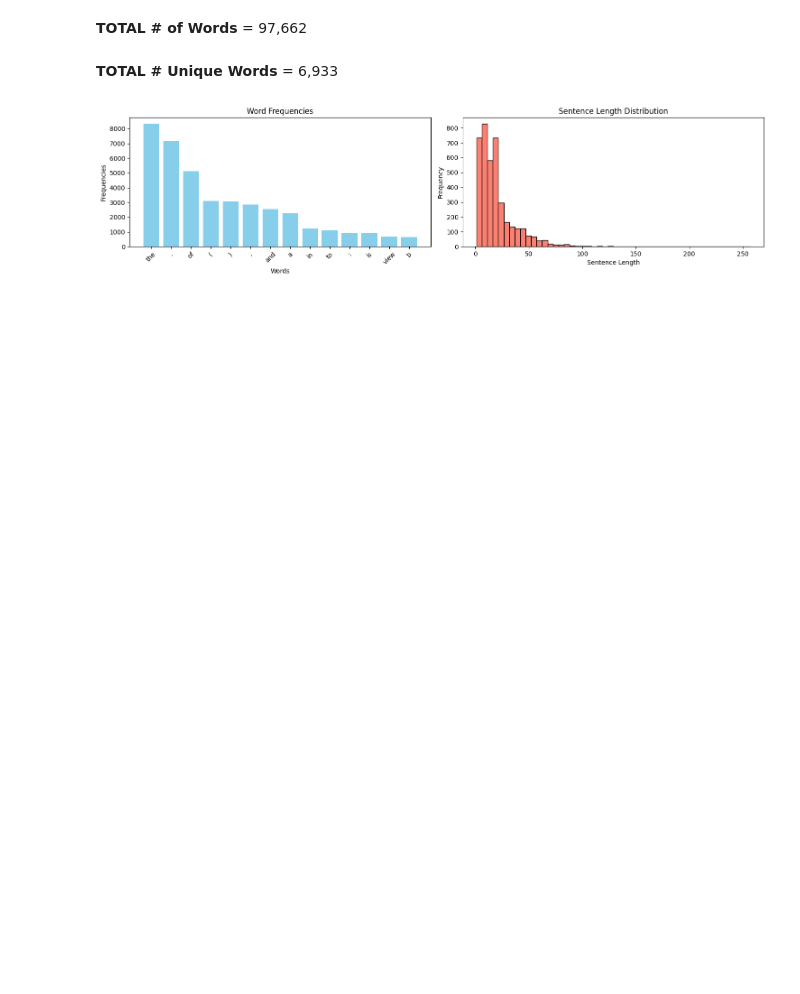
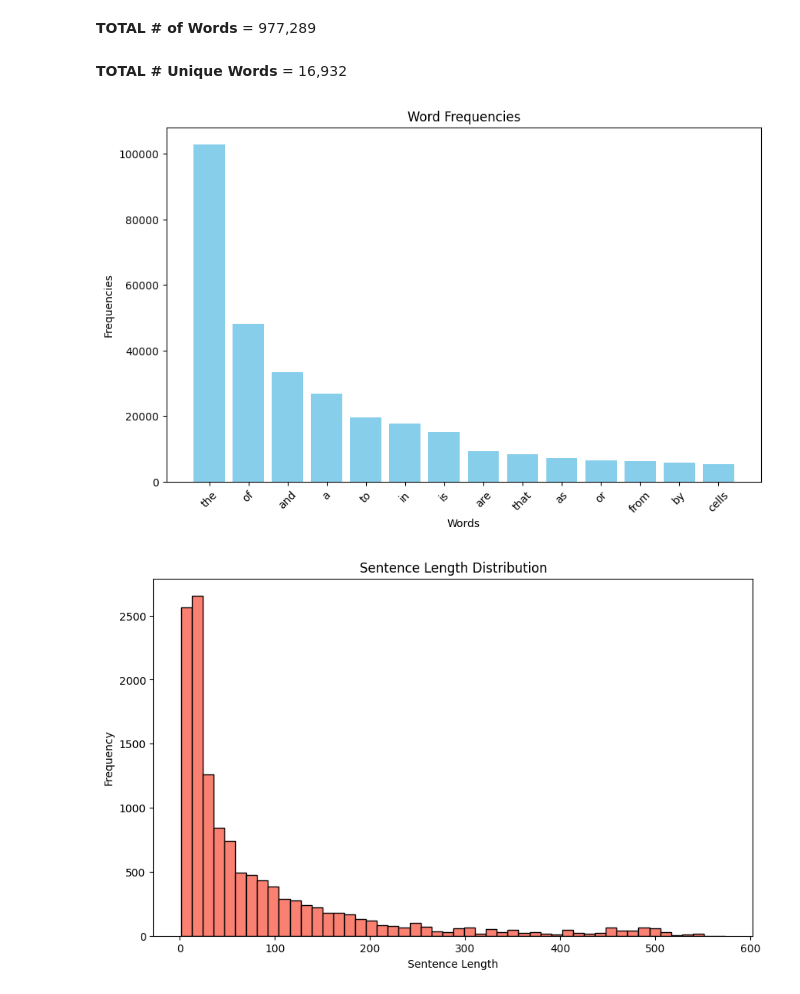
Before and after one commit to tunahan-oguz/pdf_scrapper, a Jupyter notebook: analysis.ipynb, the cells around one changed output. Drawn from its saved outputs; the diff is of its cells as text; code cells hidden in the pictures; blank space fills up the shorter version.

Commit message:
eval added, lemma and stem added

```diff
--- a/analysis.ipynb
+++ b/analysis.ipynb
@@ -37,40 +42,51 @@ plt.show()
 # %%
-sentences = combined_df['Description'].array
+sentences = list(combined_df['Description'].array)
+for ref_list in combined_df['Reference']:
+    sentences.extend(eval(ref_list))
 lowercase_sentences = [str(sentence).lower() for sentence in sentences]
 tokenized_sentences = [word_tokenize(sentence) for sentence in lowercase_sentences]
 
-all_words = [word for sentence in tokenized_sentences for word in sentence]
+words_only_sentences = [[word for word in sentence if word.isalnum()] for sentence in tokenized_sentences]
+all_words = [word for sentence in words_only_sentences for word in sentence]
 display(Markdown(f"**TOTAL # of Words** = {len(all_words):,}"))
 
 word_freq = Counter(all_words)
 display(Markdown(f"**TOTAL # Unique Words** = {len(word_freq):,}"))
 
 mc_10 = word_freq.most_common(14)
 
 
 words, frequencies = zip(*mc_10)
 
 sentence_lengths = [len(str(sentence).split()) for sentence in sentences]
 
-fig, ax = plt.subplots(1, 2, figsize=(15, 4))
+fig1, ax1 = plt.subplots(figsize=(10, 6))
+ax1.bar(words, frequencies, color='skyblue')
+ax1.set_xlabel('Words')
+ax1.set_ylabel('Frequencies')
+ax1.set_title('Word Frequencies')
+ax1.tick_params(axis='x', rotation=45)
 
-ax[0].bar(words, frequencies, color='skyblue')
-ax[0].set_xlabel('Words')
-ax[0].set_ylabel('Frequencies')
-ax[0].set_title('Word Frequencies')
-ax[0].tick_params(axis='x', rotation=45)
+# Save the Word Frequencies plot
+fig1.savefig('word_frequencies.png', dpi=300)
 
-ax[1].hist(sentence_lengths, bins=50, color='salmon', edgecolor='black')
-ax[1].set_xlabel('Sentence Length')
-ax[1].set_ylabel('Frequency')
-ax[1].set_title('Sentence Length Distribution')
+# Plot Sentence Length Distribution
+fig2, ax2 = plt.subplots(figsize=(10, 6))
+ax2.hist(sentence_lengths, bins=50, color='salmon', edgecolor='black')
+ax2.set_xlabel('Sentence Length')
+ax2.set_ylabel('Frequency')
+ax2.set_title('Sentence Length Distribution')
 
-plt.tight_layout()
+# Save the Sentence Length Distribution plot
+fig2.savefig('sentence_length_distribution.png', dpi=300)
+
+# Show the plots
 plt.show()
 # %% [output]
-**TOTAL # of Words** = 97,662
+**TOTAL # of Words** = 977,289
-**TOTAL # Unique Words** = 6,933
+**TOTAL # Unique Words** = 16,932
-[figure, old version]
+[figure, new version]
+[figure, added]
 # %%
 wordcloud = WordCloud(width=800, height=400, background_color='white').generate(' '.join(all_words))
 
```
Also changed, not shown: parts of 2 cells of this notebook, 10 other files.
